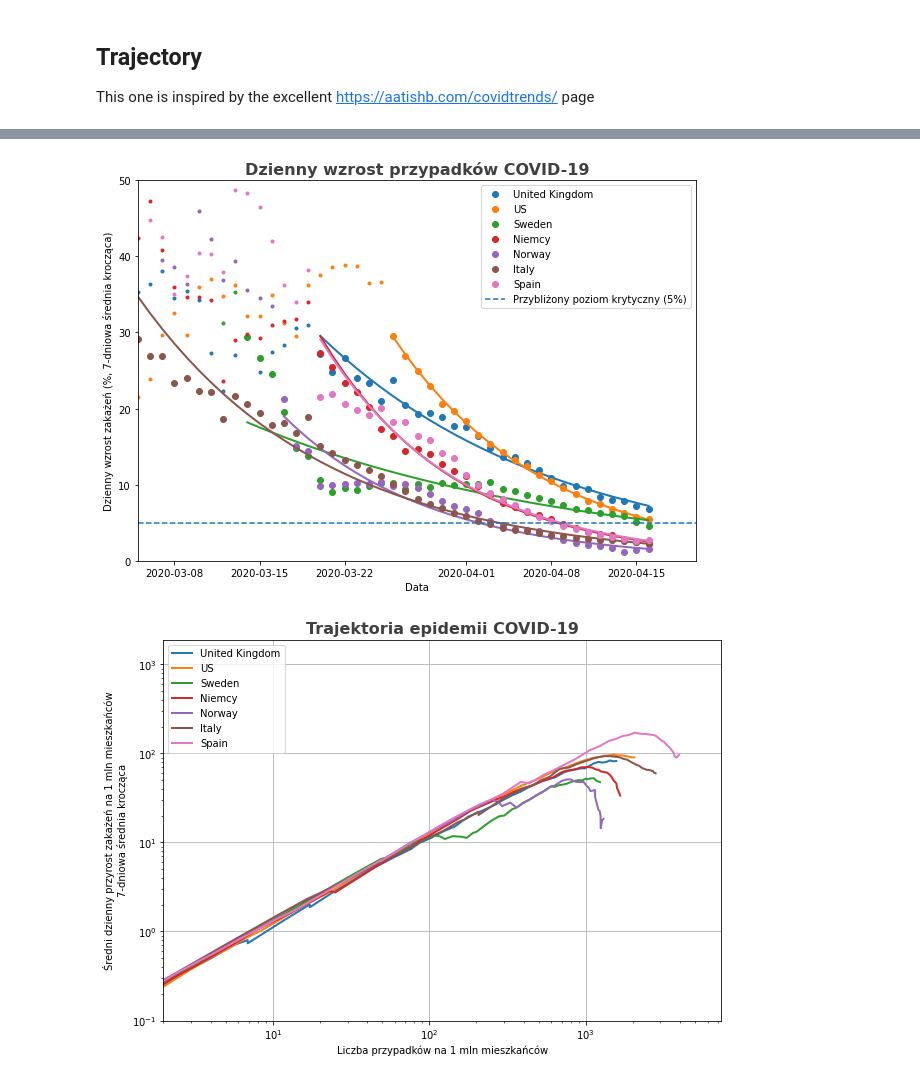
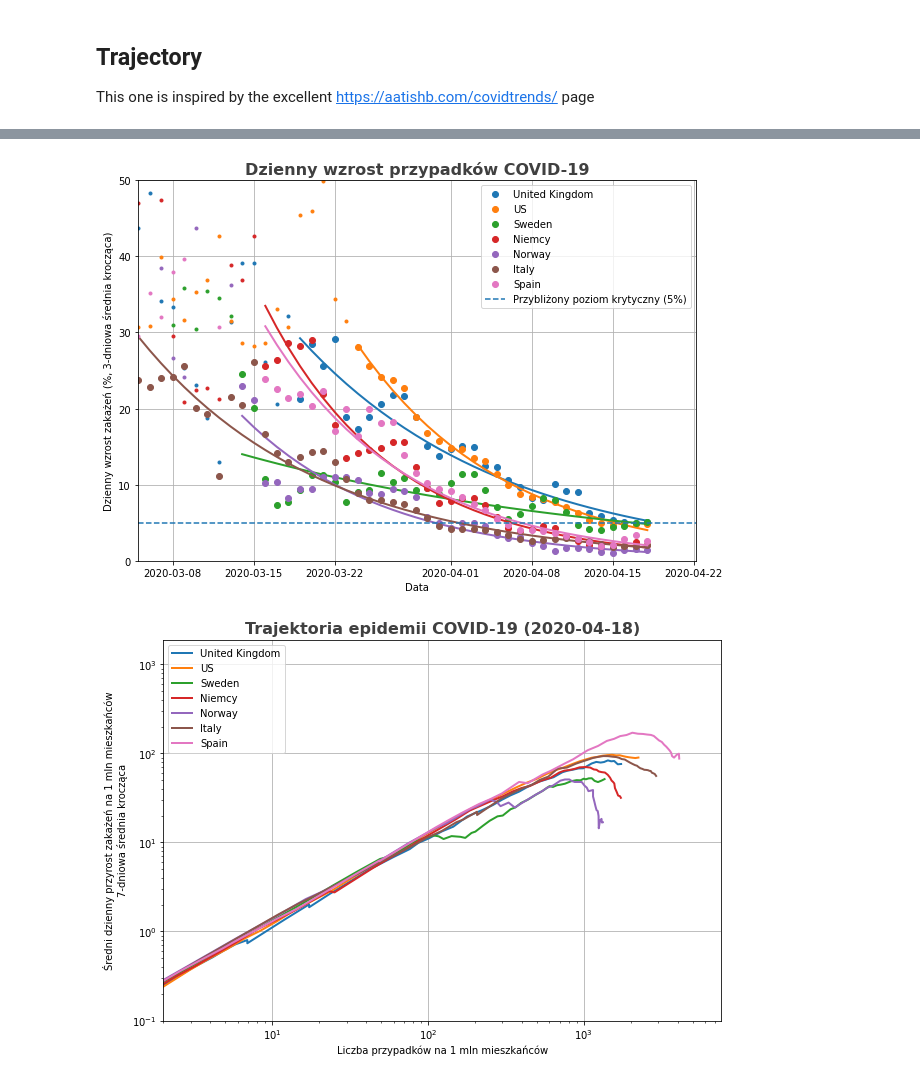
Before and after one commit to jochym/covid_plots, a Jupyter notebook: Covid_plots.ipynb, the cells around one changed output, grey strips where cells are left out. Saved outputs shown, nothing was run; the diff lists cells and outputs as text; code cells hidden in the pictures.

```diff
--- a/Covid_plots.ipynb
+++ b/Covid_plots.ipynb
@@ -91,8 +92,8 @@ for n, c in enumerate(selcnt):
     mm = m & (t > s)
     x = arange(rel.index.size)
     fit = polyfit(x[mm], log(rel[c].values[mm]), 1)
-    p = plt.plot(rel.index[m], 100*rel[c].values[m], '.', label=c)[0]
-    plt.plot(rel.index[mm], 100*rel[c].values[mm], 'o', color=p.get_color())
+    p = plt.plot(rel.index[m], 100*rel[c].values[m], '.')[0]
+    plt.plot(rel.index[mm], 100*rel[c].values[mm], 'o', label=c, color=p.get_color())
     plt.plot(rel.index[mm], 100 * exp(polyval(fit, x[mm])), color=p.get_color())
 
 plt.axhline(5, ls='--', label='approx. critical value (5%)')
@@ -101,6 +102,7 @@ plt.xlim(pd.Timestamp('2020-03-5'),None)
 plt.title('Daily relative growth of COVID-19 cases', fontsize = 16, weight = 'bold', alpha = .75)
 plt.ylabel(f'Relative growth (%, rolling {span}-day mean)')
 plt.xlabel('Date')
+plt.grid()
 plt.legend()
 plt.savefig('relative_growth.png');
 # %% [output]
@@ -176,40 +179,41 @@ def plleg(c):
     else :
         return c
 
-span = 7
+span = 3
 rel = relgr.rolling(span).mean()
 
 for n, c in enumerate(selcnt):
     m = ~ (np.isnan(rel[c].values) | np.isinf(rel[c].values))
     t = np.arange(m.size)
     t = rel.index.to_pydatetime()
     for s, v in zip(t[m][::-1], rel[c].values[m][::-1]):
         if v>0.3 :
             break
     mm = m & (t > s)
     x = arange(rel.index.size)
     fit = polyfit(x[mm], log(rel[c].values[mm]), 1)
     p = plt.plot(rel.index[m], 100*rel[c].values[m], '.')[0]
     plt.plot(rel.index[mm], 100*rel[c].values[mm],
              'd' if c=='Poland' else 'o',
              color=p.get_color(), label=plleg(c),
              zorder = 3 if c=='Poland' else 2,
             )
     plt.plot(rel.index[mm], 100 * exp(polyval(fit, x[mm])),
              color=p.get_color(),
              lw=3 if c=='Poland' else 2,
              zorder = 3 if c=='Poland' else 2)
 
 plt.axhline(5, ls='--', label='Przybliżony poziom krytyczny (5%)')
 plt.ylim(0,50)
 plt.xlim(pd.Timestamp('2020-03-5'),None)
 plt.title('Dzienny wzrost przypadków COVID-19', fontsize = 16, weight = 'bold', alpha = .75)
 plt.ylabel(f'Dzienny wzrost zakażeń (%, {span}-dniowa średnia krocząca)')
 plt.xlabel('Data')
+plt.grid()
 plt.legend()
 plt.savefig('wzrosty_dzienne.png');
 # %% [output]
-[figure, old version]
+[figure, new version]
 # %%
 plt.figure(figsize=(10,7))
 val = 10*confpc
@@ -225,7 +229,7 @@ for n, c in enumerate(selcnt):
 #plt.axhline(5, ls='--', label='Przybliżony poziom krytyczny (5%)')
 plt.xlim(2,None)
 plt.ylim(0.1,None)
-plt.title('Trajektoria epidemii COVID-19', fontsize = 16, weight = 'bold', alpha = .75)
+plt.title(f'Trajektoria epidemii COVID-19 ({str(val.index[-1]).split()[0]})', fontsize = 16, weight = 'bold', alpha = .75)
 plt.ylabel('Średni dzienny przyrost zakażeń na 1 mln mieszkańców\n'+
            f'{span}-dniowa średnia krocząca')
 plt.xlabel('Liczba przypadków na 1 mln mieszkańców')
@@ -233,4 +237,4 @@ plt.legend()
 plt.grid()
 plt.savefig('trajektoria_covid.png');
 # %% [output]
-[figure, old version]
+[figure, new version]
```
Also changed, not shown: parts of 6 cells of this notebook, 3 other files.
